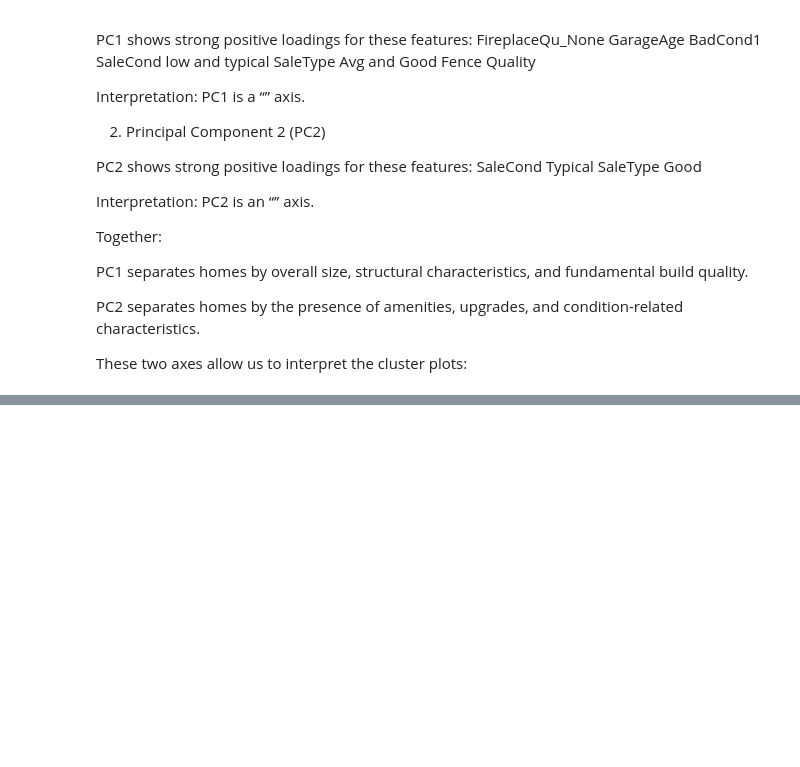
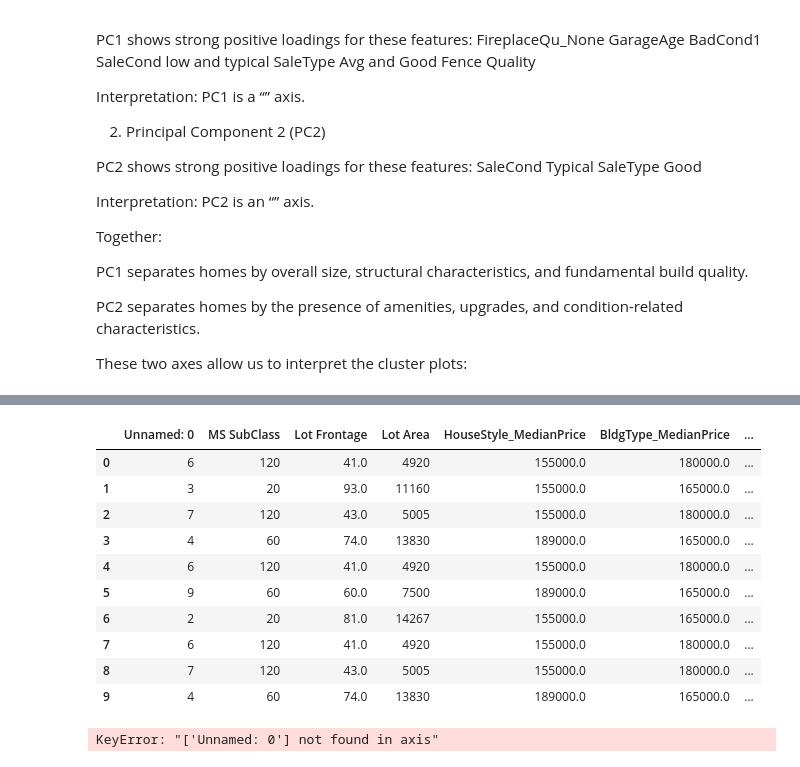
Before and after one commit to hedesiustefan/ML_Project, a Jupyter notebook: LAB4/ML_LAB4.ipynb, the cells around one changed output, grey strips where cells are left out. Cells and saved outputs as stored; diff of their text form; code cells hidden in the pictures; blank space fills up the shorter version.

```diff
--- a/LAB4/ML_LAB4.ipynb
+++ b/LAB4/ML_LAB4.ipynb
@@ -441,0 +474,19 @@ These two axes allow us to interpret the cluster plots:
+# %%
+synth = pd.read_csv('synthetic_data.csv')
+synth
+# %% [output]
+|  | Unnamed: 0 | MS SubClass | Lot Frontage | Lot Area | HouseStyle_MedianPrice | BldgType_MedianPrice | ... |
+| 0 | 6 | 120 | 41.0 | 4920 | 155000.0 | 180000.0 | ... |
+| 1 | 3 | 20 | 93.0 | 11160 | 155000.0 | 165000.0 | ... |
+| 2 | 7 | 120 | 43.0 | 5005 | 155000.0 | 180000.0 | ... |
+| 3 | 4 | 60 | 74.0 | 13830 | 189000.0 | 165000.0 | ... |
+| 4 | 6 | 120 | 41.0 | 4920 | 155000.0 | 180000.0 | ... |
+| 5 | 9 | 60 | 60.0 | 7500 | 189000.0 | 165000.0 | ... |
+| 6 | 2 | 20 | 81.0 | 14267 | 155000.0 | 165000.0 | ... |
+| 7 | 6 | 120 | 41.0 | 4920 | 155000.0 | 180000.0 | ... |
+| 8 | 7 | 120 | 43.0 | 5005 | 155000.0 | 180000.0 | ... |
+| 9 | 4 | 60 | 74.0 | 13830 | 189000.0 | 165000.0 | ... |
+# %%
+synth.drop('Unnamed: 0', axis=1, inplace=True)
+# %% [output]
+KeyError: "['Unnamed: 0'] not found in axis"
```
Also changed, not shown: parts of 17 cells of this notebook, 1 other file.
